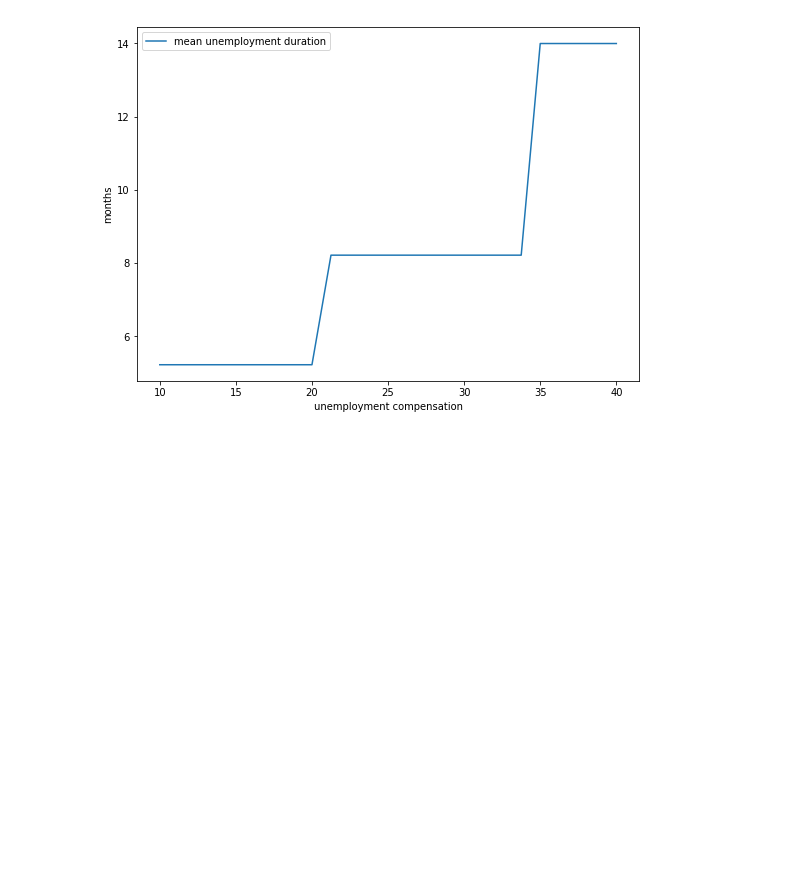
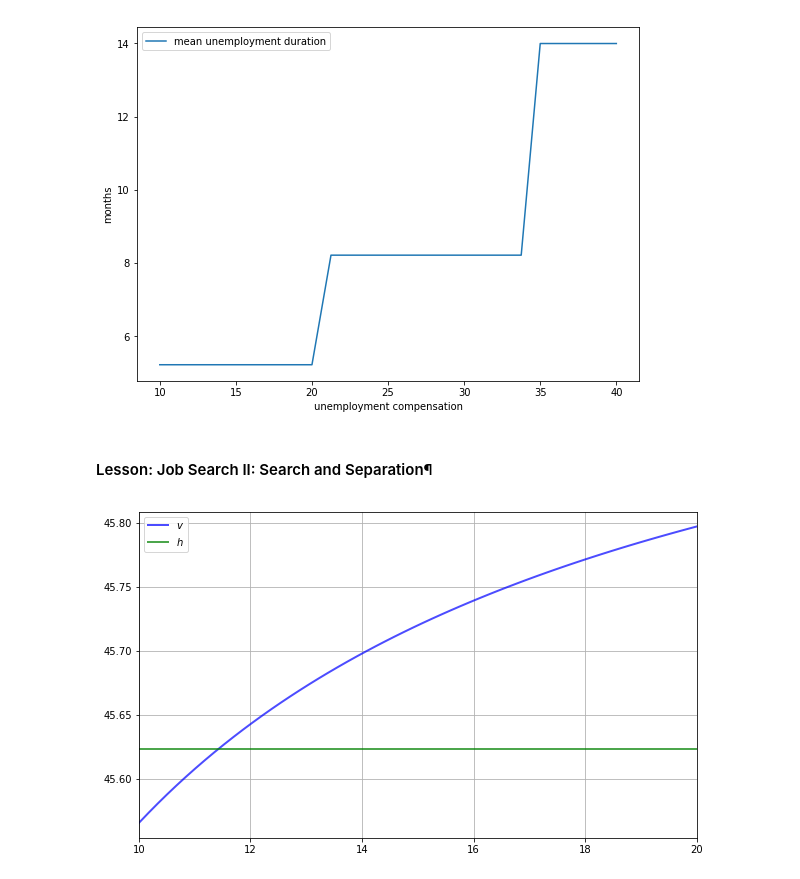
Before and after one commit to PanPip/QuantEcon_Tasks, a Jupyter notebook: Dynamic_programming.ipynb, the cells around one changed output. Cells and saved outputs as stored; diff of their text form; code cells hidden in the pictures; blank space fills up the shorter version.

Commit message:
Started lesson on Job Search II: Search and Separation

```diff
--- a/Dynamic_programming.ipynb
+++ b/Dynamic_programming.ipynb
@@ -304,3 +304,5 @@ ax.legend()
 plt.show()
 # %% [output]
 [figure]
+# %% [markdown]
+#### Lesson: Job Search II: Search and Separation¶
@@ -306,0 +373,41 @@ plt.show()
+# %%
+def solve_model(mcm, tol=1e-5, max_iter=2000):
+    """
+    Iterates to convergence on the Bellman equations
+
+    mcm is an instance of McCallModel
+    """
+
+    v = np.ones_like(mcm.w_vals)   # Initial guess of v
+    h = 1                          # Initial guess of h
+    i = 0
+    error = tol + 1
+
+    while error > tol and i < max_iter:
+        v_new, h_new = Q(v, h, (mcm.α, mcm.β, mcm.γ, mcm.c, mcm.σ, \
+                                mcm.w_vals, mcm.ϕ_vals)
+                        )
+        error_1 = np.max(np.abs(v_new - v))
+        error_2 = np.abs(h_new - h)
+        error = max(error_1, error_2)
+        v = v_new
+        h = h_new
+        i += 1
+
+    return v, h
+# %%
+mcm = McCallModel()
+v, h = solve_model(mcm)
+
+fig, ax = plt.subplots(figsize=(10, 6))
+
+ax.plot(mcm.w_vals, v, 'b-', lw=2, alpha=0.7, label='$v$')
+ax.plot(mcm.w_vals, [h] * len(mcm.w_vals),
+        'g-', lw=2, alpha=0.7, label='$h$')
+ax.set_xlim(min(mcm.w_vals), max(mcm.w_vals))
+ax.legend()
+ax.grid()
+
+plt.show()
+# %% [output]
+[figure, added]
```
Also changed, not shown: parts of 4 cells of this notebook.
